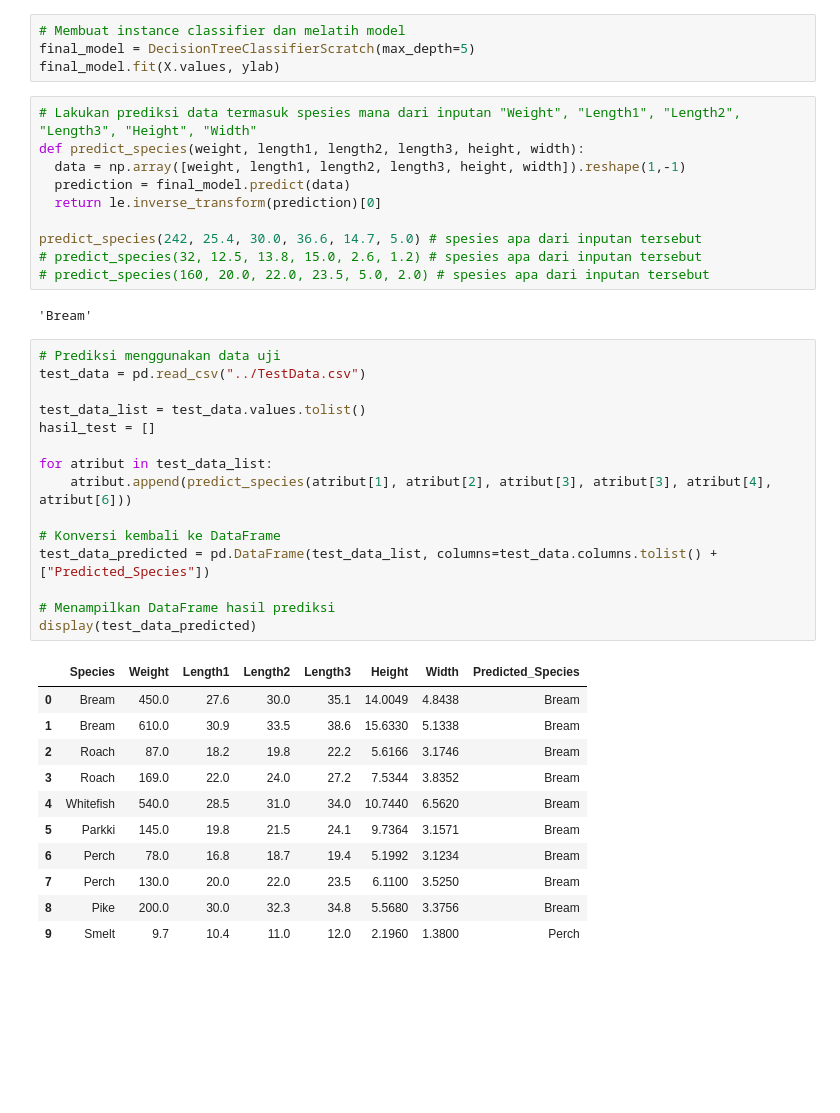
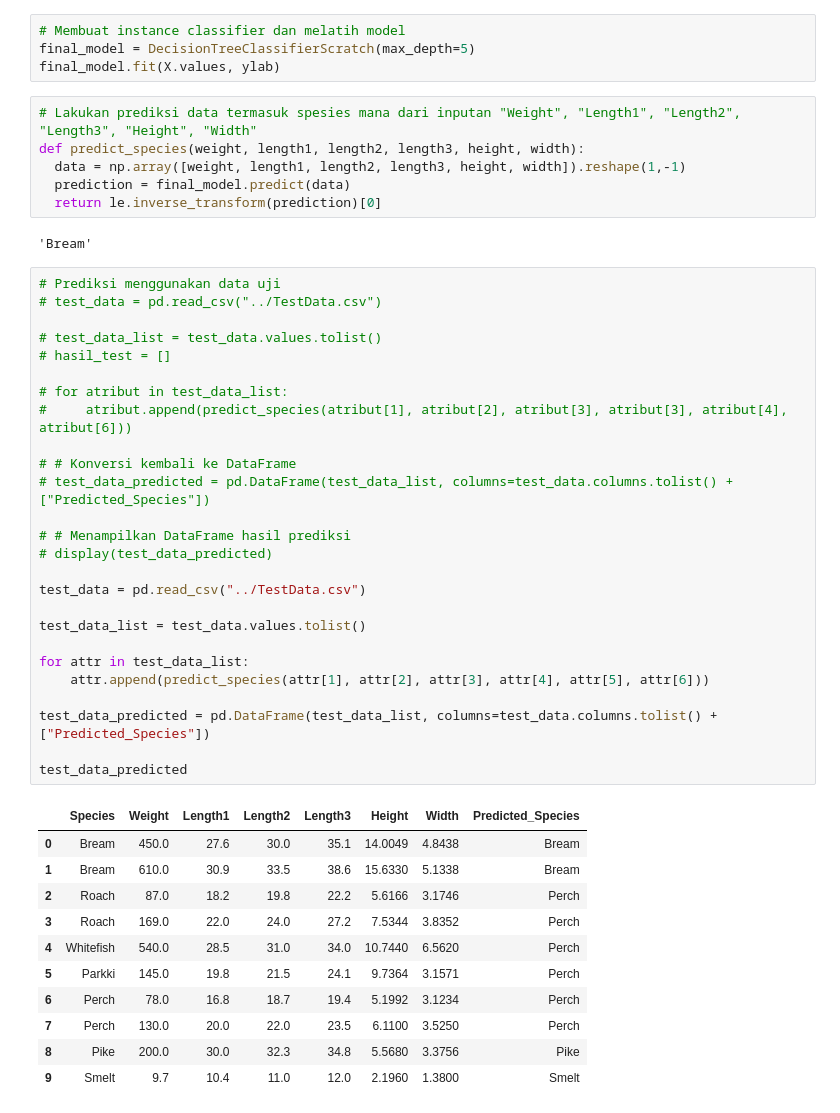
Before and after one commit to Fakhri17/tubes-ai, a Jupyter notebook: decision_trees/main.ipynb, the cells around one changed output. Drawn from its saved outputs; the diff is of its cells as text; blank space fills up the shorter version.

Commit message:
fix: data test

```diff
--- a/decision_trees/main.ipynb
+++ b/decision_trees/main.ipynb
@@ -313,39 +313,46 @@ def predict_species(weight, length1, length2, length3, height, width):
   data = np.array([weight, length1, length2, length3, height, width]).reshape(1,-1)
   prediction = final_model.predict(data)
   return le.inverse_transform(prediction)[0]
-
-predict_species(242, 25.4, 30.0, 36.6, 14.7, 5.0) # spesies apa dari inputan tersebut
-# predict_species(32, 12.5, 13.8, 15.0, 2.6, 1.2) # spesies apa dari inputan tersebut
-# predict_species(160, 20.0, 22.0, 23.5, 5.0, 2.0) # spesies apa dari inputan tersebut
 # %% [output]
 'Bream'
 # %%
 # Prediksi menggunakan data uji
+# test_data = pd.read_csv("../TestData.csv")
+
+# test_data_list = test_data.values.tolist()
+# hasil_test = []
+
+# for atribut in test_data_list:
+#     atribut.append(predict_species(atribut[1], atribut[2], atribut[3], atribut[3], atribut[4], atribut[6]))
+
+# # Konversi kembali ke DataFrame
+# test_data_predicted = pd.DataFrame(test_data_list, columns=test_data.columns.tolist() + ["Predicted_Species"])
+
+# # Menampilkan DataFrame hasil prediksi
+# display(test_data_predicted)
+
 test_data = pd.read_csv("../TestData.csv")
 
 test_data_list = test_data.values.tolist()
-hasil_test = []
 
-for atribut in test_data_list:
-    atribut.append(predict_species(atribut[1], atribut[2], atribut[3], atribut[3], atribut[4], atribut[6]))
+for attr in test_data_list:
+    attr.append(predict_species(attr[1], attr[2], attr[3], attr[4], attr[5], attr[6]))
 
-# Konversi kembali ke DataFrame
 test_data_predicted = pd.DataFrame(test_data_list, columns=test_data.columns.tolist() + ["Predicted_Species"])
 
-# Menampilkan DataFrame hasil prediksi
-display(test_data_predicted)
+test_data_predicted
 # %% [output]
 |  | Species | Weight | Length1 | Length2 | Length3 | Height | Width | Predicted_Species |
 | 0 | Bream | 450.0 | 27.6 | 30.0 | 35.1 | 14.0049 | 4.8438 | Bream |
 | 1 | Bream | 610.0 | 30.9 | 33.5 | 38.6 | 15.6330 | 5.1338 | Bream |
-| 2 | Roach | 87.0 | 18.2 | 19.8 | 22.2 | 5.6166 | 3.1746 | Bream |
-| 3 | Roach | 169.0 | 22.0 | 24.0 | 27.2 | 7.5344 | 3.8352 | Bream |
-| 4 | Whitefish | 540.0 | 28.5 | 31.0 | 34.0 | 10.7440 | 6.5620 | Bream |
-| 5 | Parkki | 145.0 | 19.8 | 21.5 | 24.1 | 9.7364 | 3.1571 | Bream |
-| 6 | Perch | 78.0 | 16.8 | 18.7 | 19.4 | 5.1992 | 3.1234 | Bream |
-| 7 | Perch | 130.0 | 20.0 | 22.0 | 23.5 | 6.1100 | 3.5250 | Bream |
-| 8 | Pike | 200.0 | 30.0 | 32.3 | 34.8 | 5.5680 | 3.3756 | Bream |
-| 9 | Smelt | 9.7 | 10.4 | 11.0 | 12.0 | 2.1960 | 1.3800 | Perch |
+| 2 | Roach | 87.0 | 18.2 | 19.8 | 22.2 | 5.6166 | 3.1746 | Perch |
+| 3 | Roach | 169.0 | 22.0 | 24.0 | 27.2 | 7.5344 | 3.8352 | Perch |
+| 4 | Whitefish | 540.0 | 28.5 | 31.0 | 34.0 | 10.7440 | 6.5620 | Perch |
+| 5 | Parkki | 145.0 | 19.8 | 21.5 | 24.1 | 9.7364 | 3.1571 | Perch |
+| 6 | Perch | 78.0 | 16.8 | 18.7 | 19.4 | 5.1992 | 3.1234 | Perch |
+| 7 | Perch | 130.0 | 20.0 | 22.0 | 23.5 | 6.1100 | 3.5250 | Perch |
+| 8 | Pike | 200.0 | 30.0 | 32.3 | 34.8 | 5.5680 | 3.3756 | Pike |
+| 9 | Smelt | 9.7 | 10.4 | 11.0 | 12.0 | 2.1960 | 1.3800 | Smelt |
 # %%
 from sklearn.metrics import confusion_matrix
 
```
Also changed, not shown: parts of 2 cells of this notebook.
